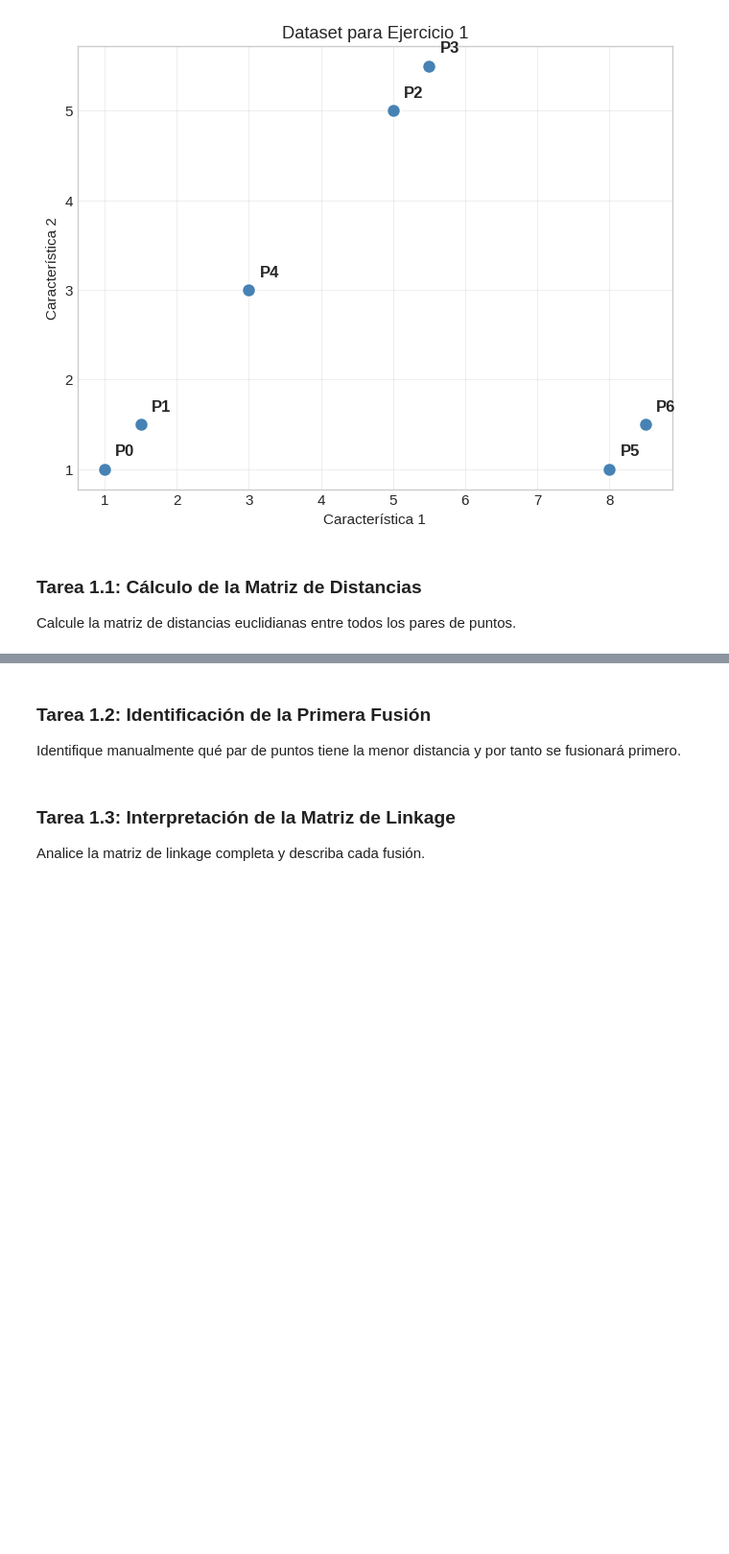
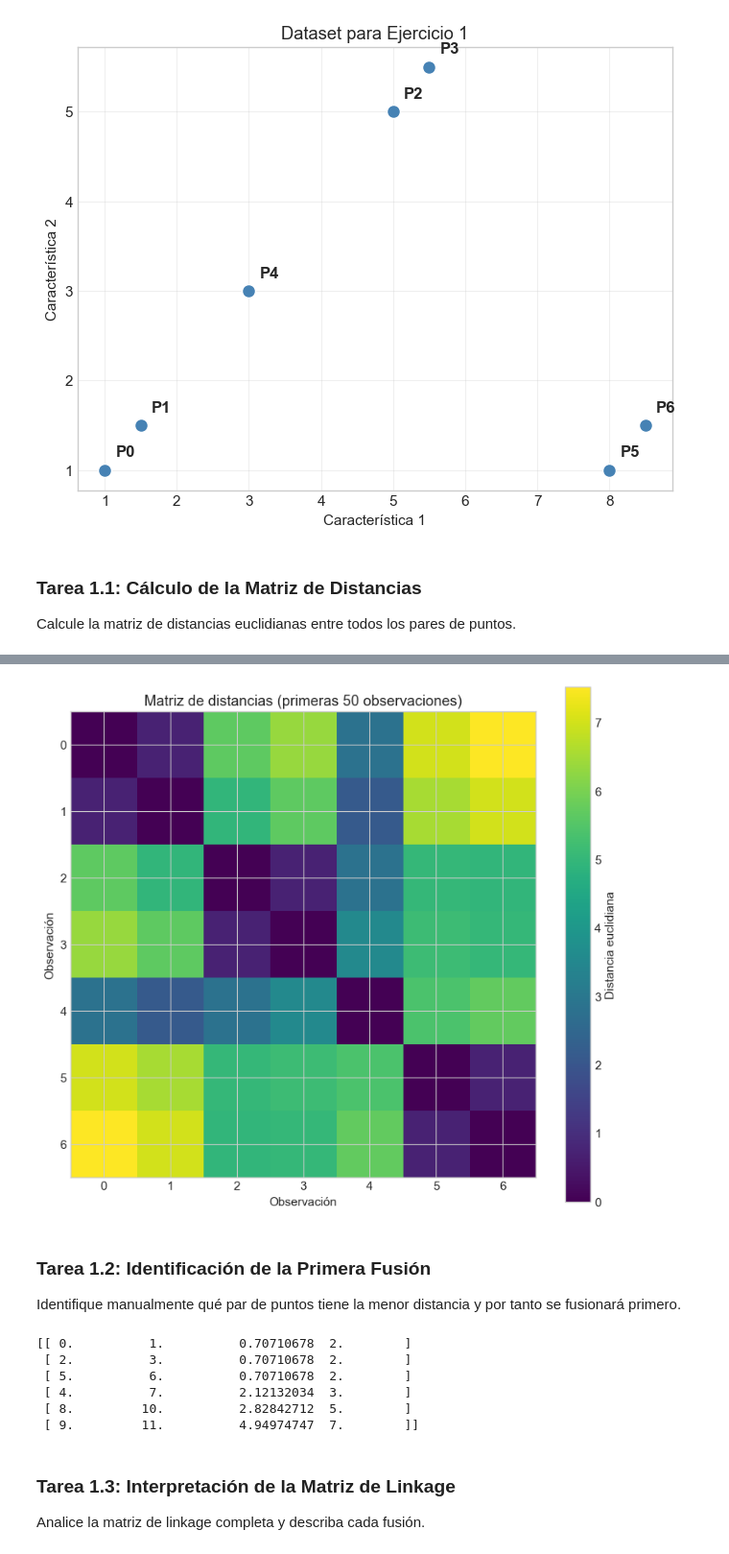
Before and after one commit to choppeb7/aprendizaje-no-supervisado, a Jupyter notebook: Notebooks_Clustering/2_Clustering_Jerarquico_Ejercicios.ipynb, the cells around one changed output, grey strips where cells are left out. Shown at 96% size. Saved outputs shown, nothing was run; the diff lists cells and outputs as text; code cells hidden in the pictures; blank space fills up the shorter version.

```diff
--- a/Notebooks_Clustering/2_Clustering_Jerarquico_Ejercicios.ipynb
+++ b/Notebooks_Clustering/2_Clustering_Jerarquico_Ejercicios.ipynb
@@ -80,8 +88,8 @@ Calcule la matriz de distancias euclidianas entre todos los pares de puntos.
 # Use scipy.spatial.distance.pdist y squareform
 
 # Su código aquí
-distancias_condensadas = None  # Reemplazar
-matriz_distancias = None  # Reemplazar
+distancias_condensadas = pdist(X_ej1, "euclidean")
+matriz_distancias = squareform(distancias_condensadas)
 
 # Mostrar matriz de distancias
 if matriz_distancias is not None:
@@ -95,3 +113,15 @@ if matriz_distancias is not None:
+# %%
+# Visualización de la matriz de distancias (subconjunto)
+fig, ax = plt.subplots(figsize=(8, 7))
+im = ax.imshow(matriz_distancias[:7, :7], cmap='viridis')
+ax.set_xlabel('Observación')
+ax.set_ylabel('Observación')
+ax.set_title('Matriz de distancias (primeras 50 observaciones)')
+plt.colorbar(im, ax=ax, label='Distancia euclidiana')
+plt.tight_layout()
+plt.show()
+# %% [output]
+[figure, added]
 # %% [markdown]
 ### Tarea 1.2: Identificación de la Primera Fusión
 
@@ -102,13 +132,22 @@ Identifique manualmente qué par de puntos tiene la menor distancia y por tanto
 # Recuerde que la diagonal es 0, debe ignorarla
 
 # Su código aquí
+mask=matriz_distancias.copy()
+mask[mask==0]=np.inf
+idx_flat=np.argmin(mask)
 
+i,j=np.unravel_index(idx_flat, mask.shape)
 
 # Verificar con la función linkage
-Z_ej1 = linkage(X_ej1, method='single')
-print("\nPrimera fusión según linkage (single):")
-print(f"Clusters fusionados: {int(Z_ej1[0, 0])} y {int(Z_ej1[0, 1])}")
-print(f"Distancia de fusión: {Z_ej1[0, 2]:.4f}")
+Z=linkage(X_ej1, method="single")
+print(Z)
+# %% [output]
+[[ 0.          1.          0.70710678  2.        ]
+ [ 2.          3.          0.70710678  2.        ]
+ [ 5.          6.          0.70710678  2.        ]
+ [ 4.          7.          2.12132034  3.        ]
+ [ 8.         10.          2.82842712  5.        ]
+ [ 9.         11.          4.94974747  7.        ]]
 # %% [markdown]
 ### Tarea 1.3: Interpretación de la Matriz de Linkage
 
```
Also changed, not shown: parts of 16 cells of this notebook, 1 other file.
